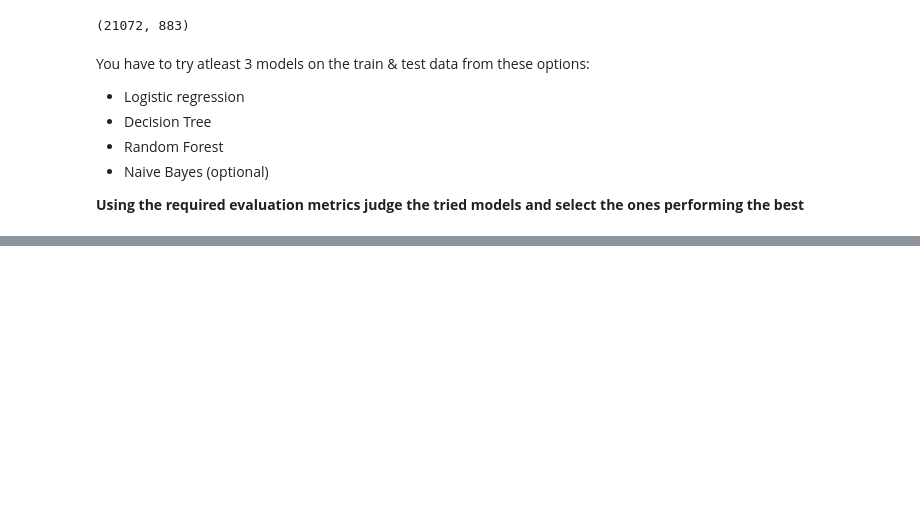
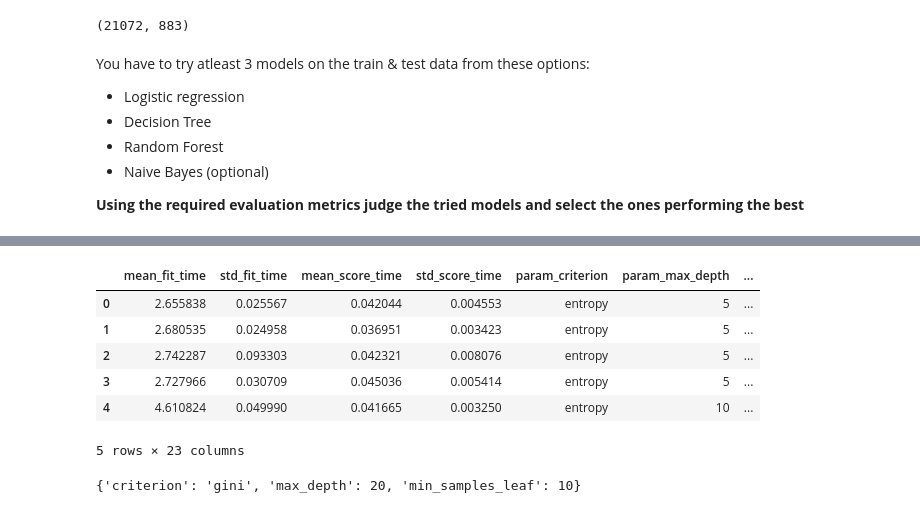
Before and after one commit to ps2420/ticket-classifcation, a Jupyter notebook: Automatic_Ticket_Classification_Assignment.ipynb, the cells around one changed output, grey strips where cells are left out. Saved outputs shown, nothing was run; the diff lists cells and outputs as text; code cells hidden in the pictures; blank space fills up the shorter version.

```diff
--- a/Automatic_Ticket_Classification_Assignment.ipynb
+++ b/Automatic_Ticket_Classification_Assignment.ipynb
@@ -1017,0 +1074,7 @@ You have to try atleast 3 models on the train & test data from these options:
+# %%
+from sklearn.linear_model import LogisticRegression
+logistic_regression = LogisticRegression(solver='lbfgs', max_iter=1000)
+logistic_regression.fit(X_train, y_train)
+
+y_train_pred = logistic_regression.predict(X_train)
+y_pred = logistic_regression.predict(X_test)
@@ -1017,0 +1110,13 @@ You have to try atleast 3 models on the train & test data from these options:
+# %%
+from sklearn.tree import DecisionTreeClassifier
+
+# Checking initial tree with standard params
+dt = DecisionTreeClassifier(random_state=40, max_depth=10, min_samples_leaf = 10, class_weight="balanced")
+dt.fit(X_train,y_train)
+
+# predict the train and test
+y_train_pred_dt  = dt.predict(X_train)
+y_test_pred_dt = dt.predict(X_test)
+
+# check for model accuracy
+train_accuracy_dt = evaluate_accuracy(y_train.values, y_train_pred_dt)
@@ -1017,0 +1169,16 @@ You have to try atleast 3 models on the train & test data from these options:
+# %%
+from sklearn.model_selection import GridSearchCV
+
+dt = DecisionTreeClassifier(random_state = 40, class_weight="balanced")
+
+# Create the parameter grid based on the results of random search
+params = {
+    'max_depth': [5, 10, 15, 20],
+    'min_samples_leaf': [5, 10, 20, 50],
+    'criterion': ["entropy", "gini"]
+}
+
+grid_search = GridSearchCV(estimator = dt,param_grid = params,cv = 5, n_jobs=-1, verbose=1, scoring="accuracy", return_train_score=True)
+# %%
+%%time
+grid_search.fit(X_train, y_train)
@@ -1017,0 +1197,16 @@ You have to try atleast 3 models on the train & test data from these options:
+# %%
+# Get the results in tabular format
+scores = grid_search.cv_results_
+pd.DataFrame(scores).head()
+# %% [output]
+|  | mean_fit_time | std_fit_time | mean_score_time | std_score_time | param_criterion | param_max_depth | ... |
+| 0 | 2.655838 | 0.025567 | 0.042044 | 0.004553 | entropy | 5 | ... |
+| 1 | 2.680535 | 0.024958 | 0.036951 | 0.003423 | entropy | 5 | ... |
+| 2 | 2.742287 | 0.093303 | 0.042321 | 0.008076 | entropy | 5 | ... |
+| 3 | 2.727966 | 0.030709 | 0.045036 | 0.005414 | entropy | 5 | ... |
+| 4 | 4.610824 | 0.049990 | 0.041665 | 0.003250 | entropy | 10 | ... |
+5 rows × 23 columns
+# %%
+grid_search.best_params_
+# %% [output]
+{'criterion': 'gini', 'max_depth': 20, 'min_samples_leaf': 10}
```
Also changed, not shown: parts of 42 cells of this notebook.
